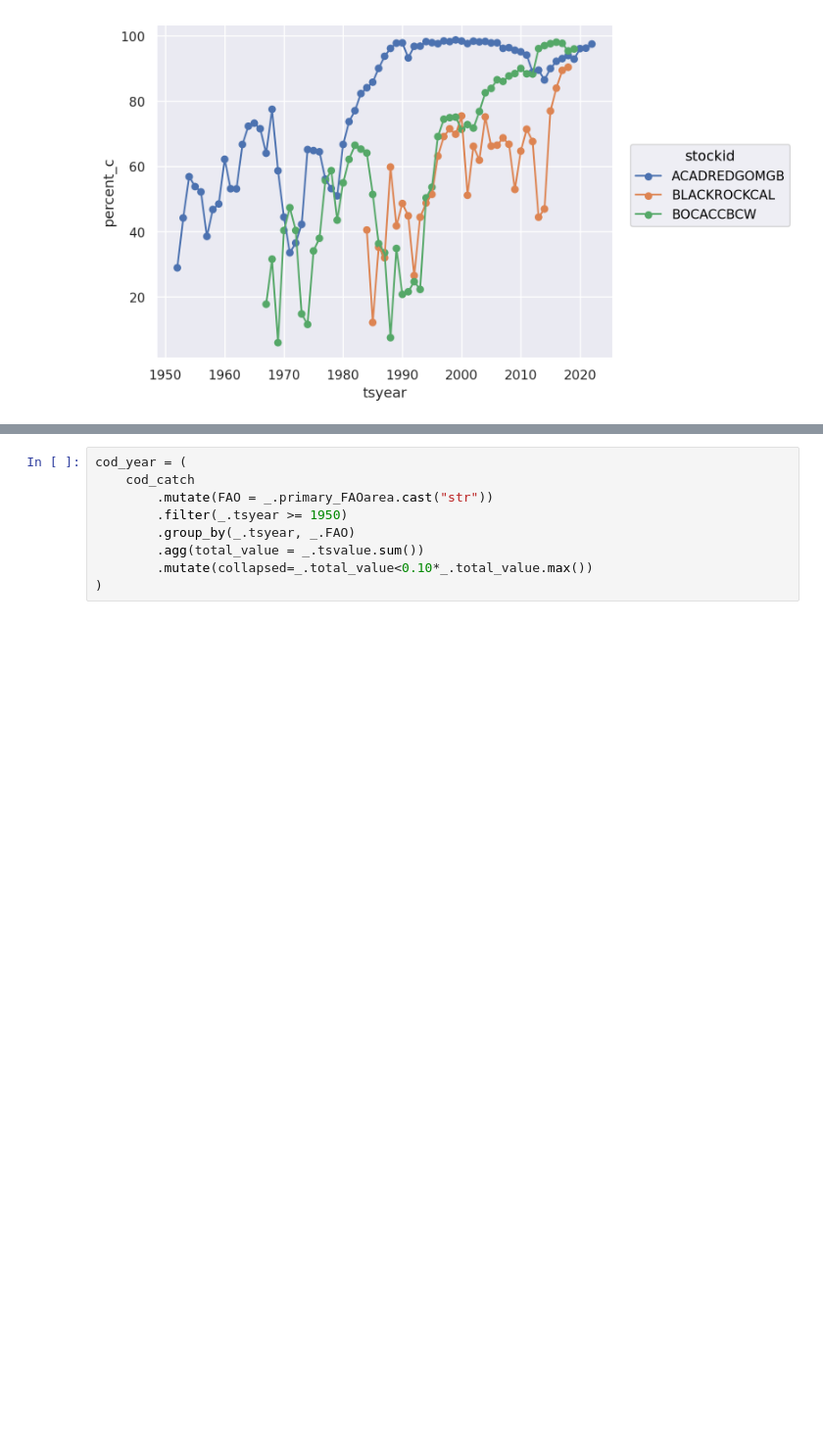
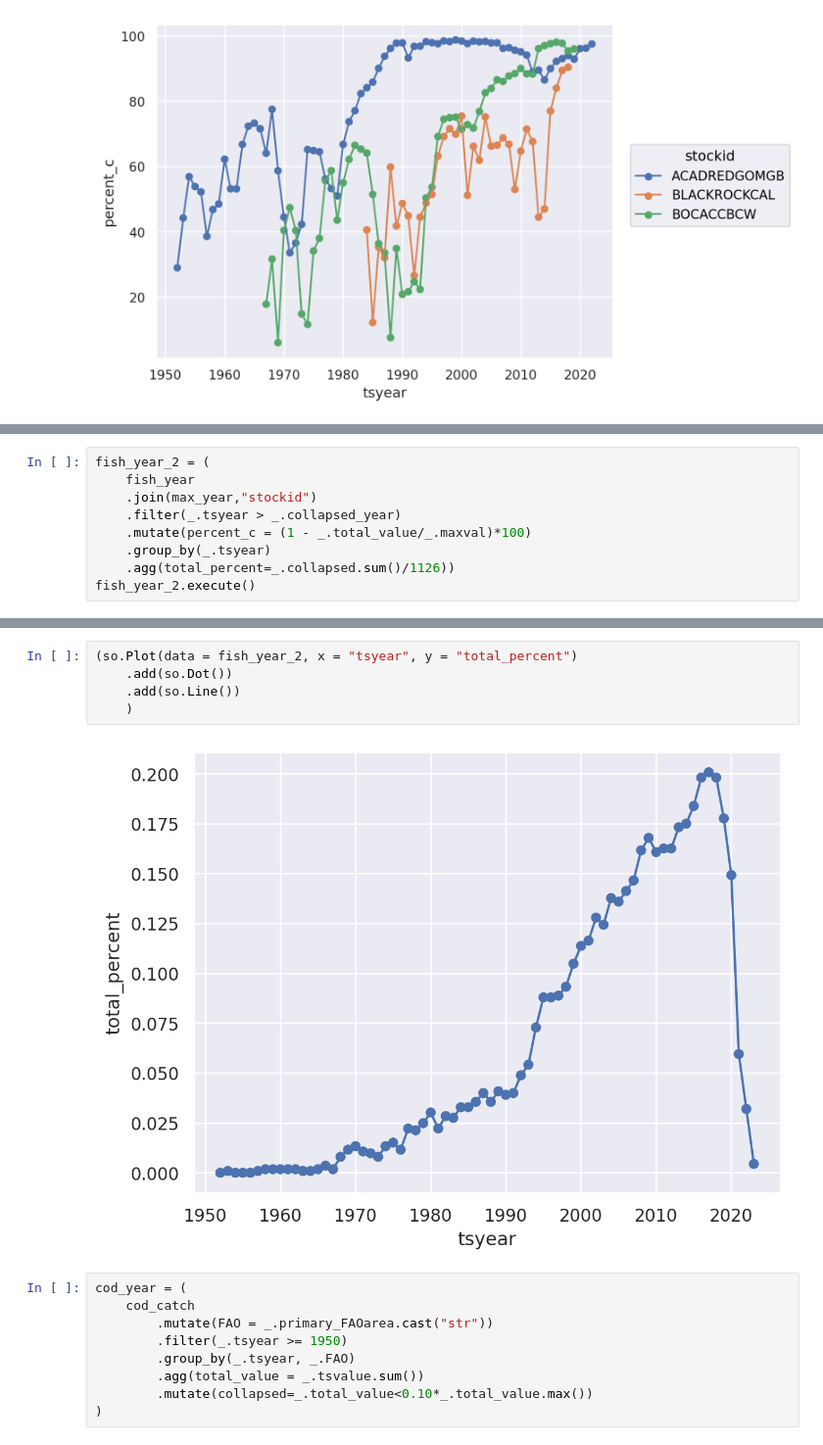
Before and after one commit to espm-288/fish-fishy-fish, a Jupyter notebook: notebook.ipynb, the cells around one changed output, grey strips where cells are left out. Shown: that part at 98% size. Drawn from its saved outputs; the diff is of its cells as text; blank space fills up the shorter version.

```diff
--- a/notebook.ipynb
+++ b/notebook.ipynb
@@ -205,0 +222,9 @@ fish_year_1.execute()
+# %%
+fish_year_2 = (
+    fish_year
+    .join(max_year,"stockid")
+    .filter(_.tsyear > _.collapsed_year)
+    .mutate(percent_c = (1 - _.total_value/_.maxval)*100)
+    .group_by(_.tsyear)
+    .agg(total_percent=_.collapsed.sum()/1126))
+fish_year_2.execute()
@@ -206,3 +245,10 @@ fish_year_1.execute()
+# %%
+(so.Plot(data = fish_year_2, x = "tsyear", y = "total_percent")
+    .add(so.Dot())
+    .add(so.Line())
+    )
+# %% [output]
+[figure, added]
 # %%
 cod_year = (
     cod_catch
```
Also changed, not shown: parts of 9 cells of this notebook.
